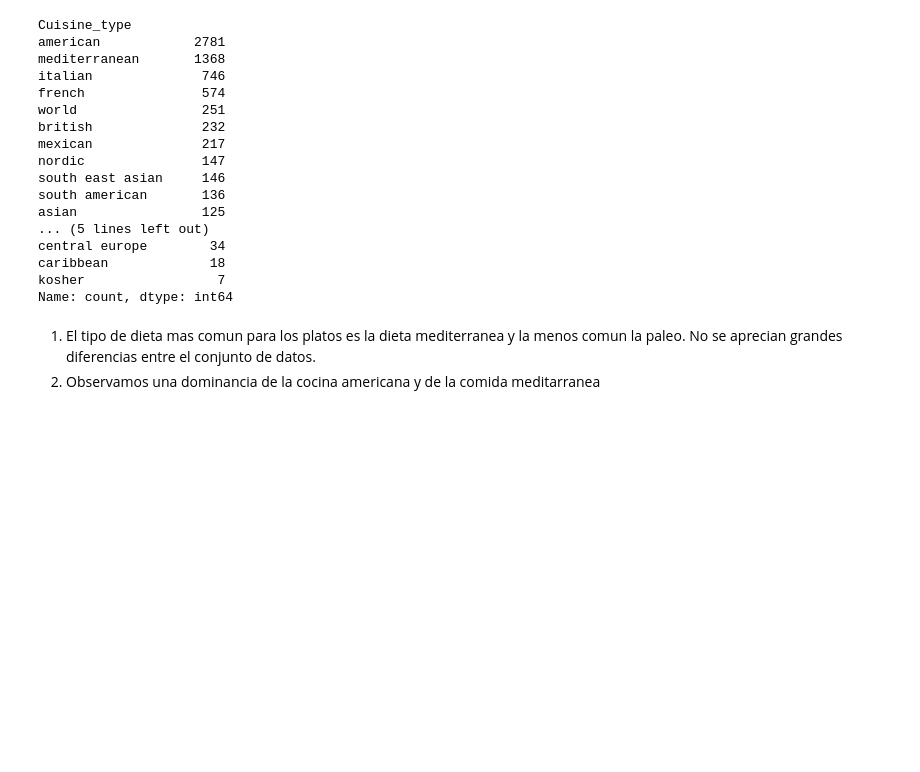
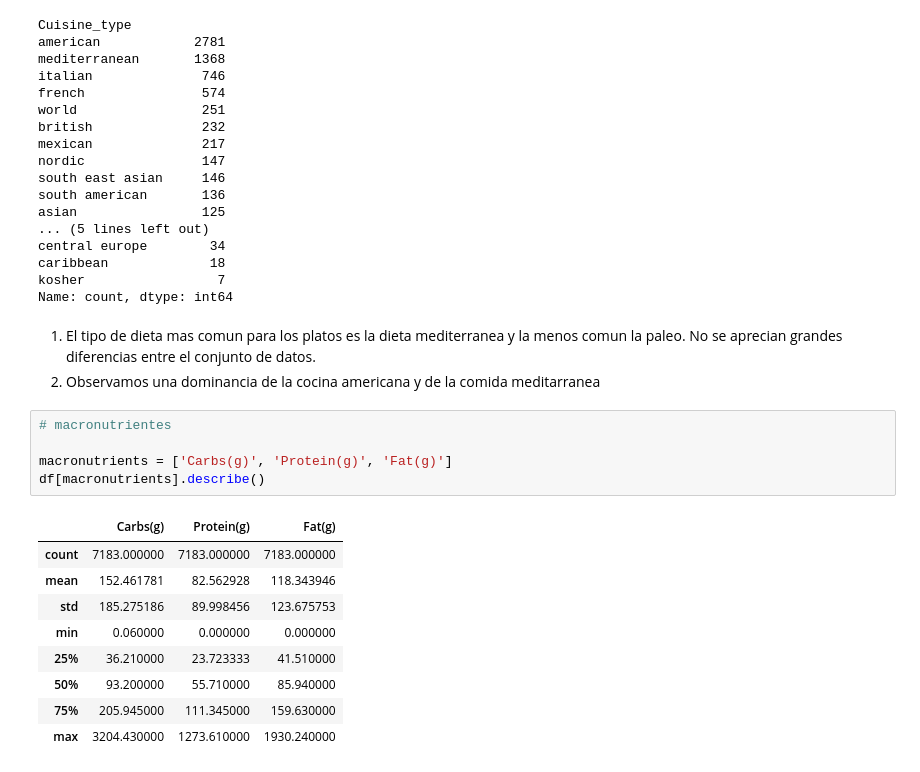
Before and after one commit to R0SEWT/CC219-TP-TF-2024-2, a Jupyter notebook: EDA_all_diets.ipynb, the cells around one changed output. Drawn from its saved outputs; the diff is of its cells as text; blank space fills up the shorter version.

```diff
--- a/EDA_all_diets.ipynb
+++ b/EDA_all_diets.ipynb
@@ -225,3 +248,18 @@ Name: count, dtype: int64
 # %% [markdown]
 1. El tipo de dieta mas comun para los platos es la dieta mediterranea y la menos comun la paleo. No se aprecian grandes diferencias entre el conjunto de datos.
 2. Observamos una dominancia de la cocina americana y de la comida meditarranea
+# %%
+# macronutrientes
+
+macronutrients = ['Carbs(g)', 'Protein(g)', 'Fat(g)']
+df[macronutrients].describe()
+# %% [output]
+|  | Carbs(g) | Protein(g) | Fat(g) |
+| count | 7183.000000 | 7183.000000 | 7183.000000 |
+| mean | 152.461781 | 82.562928 | 118.343946 |
+| std | 185.275186 | 89.998456 | 123.675753 |
+| min | 0.060000 | 0.000000 | 0.000000 |
+| 25% | 36.210000 | 23.723333 | 41.510000 |
+| 50% | 93.200000 | 55.710000 | 85.940000 |
+| 75% | 205.945000 | 111.345000 | 159.630000 |
+| max | 3204.430000 | 1273.610000 | 1930.240000 |
```
Also changed, not shown: parts of 11 cells of this notebook, 1 other file.
